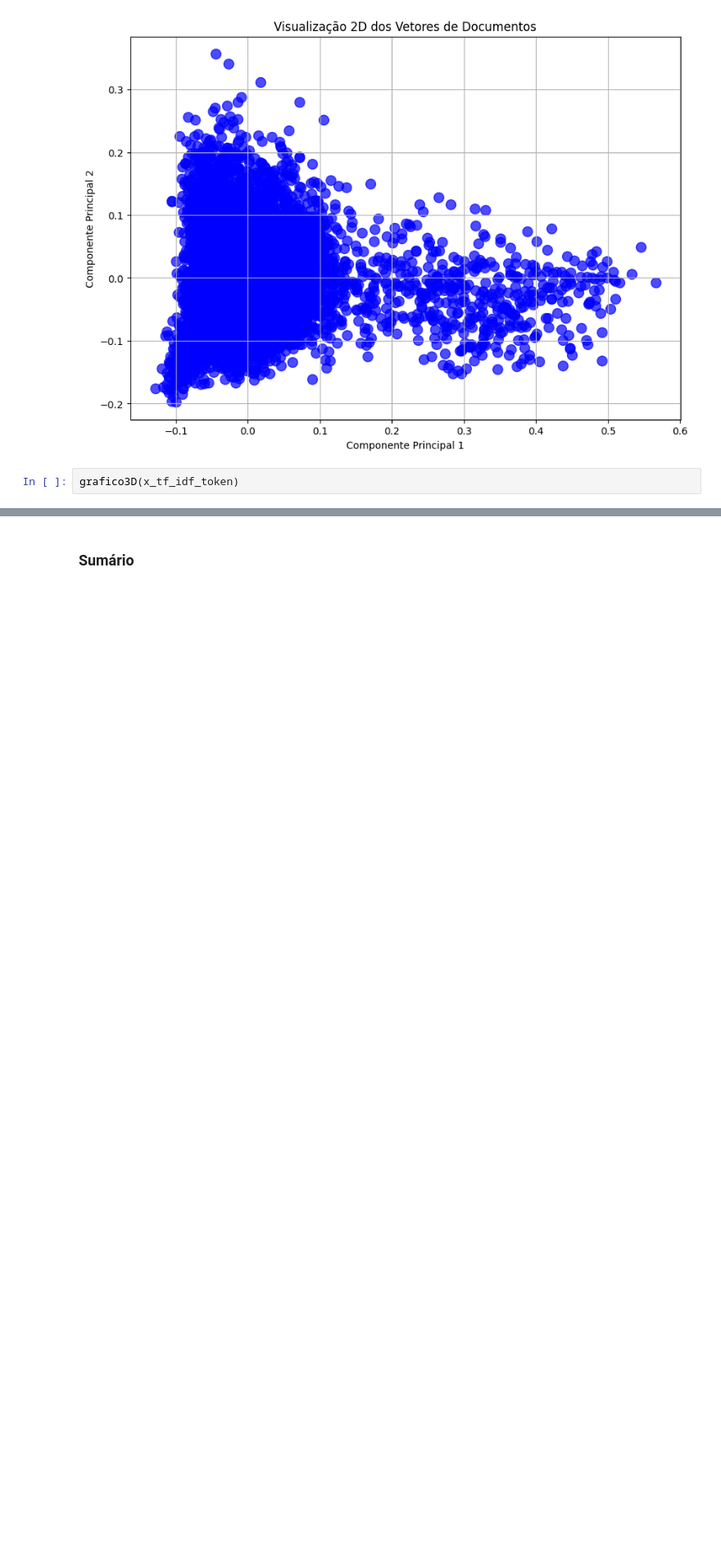
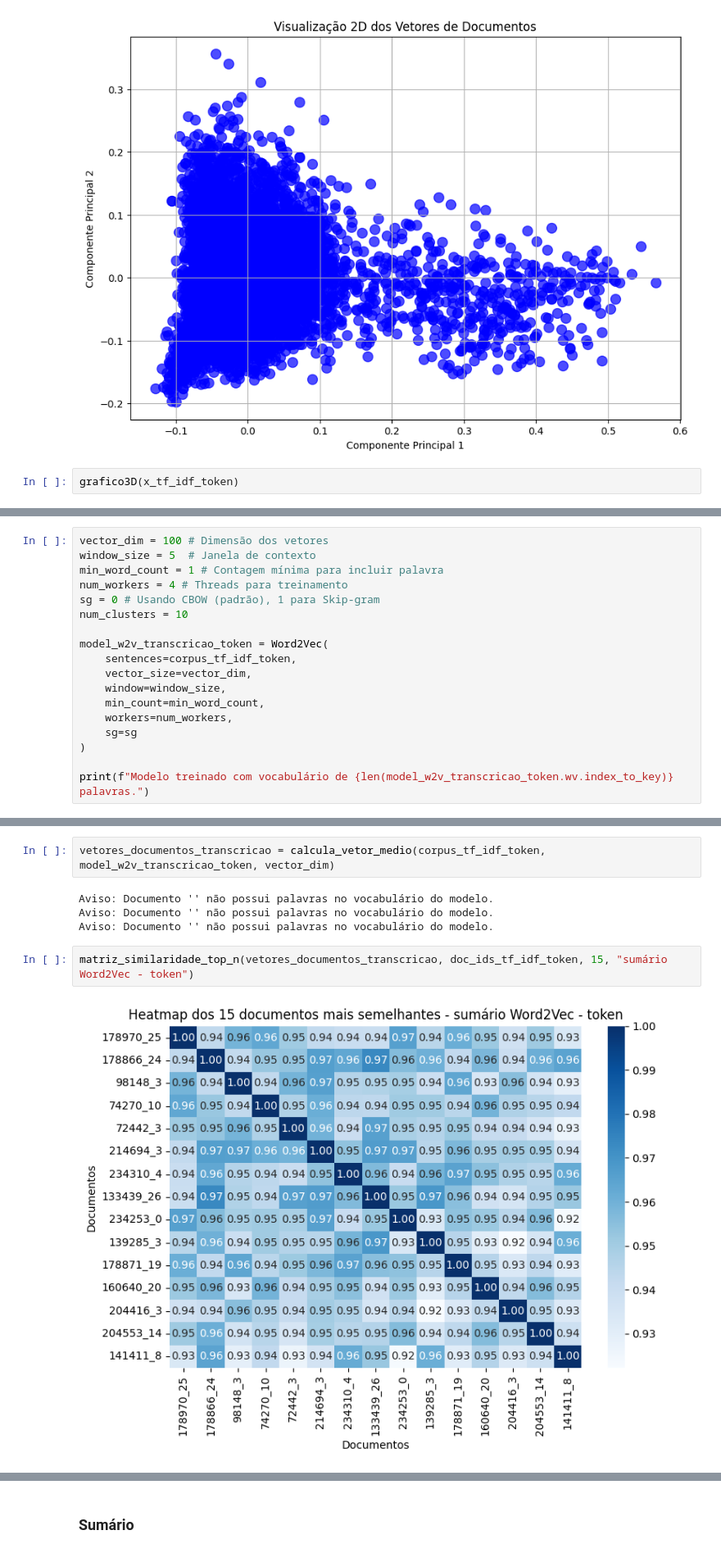
Before and after one commit to micaelol12/PLN, a Jupyter notebook: Trabalho/notebook.ipynb, the cells around one changed output, grey strips where cells are left out. Shown at 82% size. Cells and saved outputs as stored; diff of their text form; blank space fills up the shorter version.

```diff
--- a/Trabalho/notebook.ipynb
+++ b/Trabalho/notebook.ipynb
@@ -393,0 +436,18 @@ grafico3D(x_tf_idf_token)
+# %%
+vector_dim = 100 # Dimensão dos vetores
+window_size = 5  # Janela de contexto
+min_word_count = 1 # Contagem mínima para incluir palavra
+num_workers = 4 # Threads para treinamento
+sg = 0 # Usando CBOW (padrão), 1 para Skip-gram
+num_clusters = 10
+
+model_w2v_transcricao_token = Word2Vec(
+    sentences=corpus_tf_idf_token,
+    vector_size=vector_dim,
+    window=window_size,
+    min_count=min_word_count,
+    workers=num_workers,
+    sg=sg
+)
+
+print(f"Modelo treinado com vocabulário de {len(model_w2v_transcricao_token.wv.index_to_key)} palavras.")
@@ -393,0 +469,10 @@ grafico3D(x_tf_idf_token)
+# %%
+vetores_documentos_transcricao = calcula_vetor_medio(corpus_tf_idf_token, model_w2v_transcricao_token, vector_dim)
+# %% [output]
+Aviso: Documento '' não possui palavras no vocabulário do modelo.
+Aviso: Documento '' não possui palavras no vocabulário do modelo.
+Aviso: Documento '' não possui palavras no vocabulário do modelo.
+# %%
+matriz_similaridade_top_n(vetores_documentos_transcricao, doc_ids_tf_idf_token, 15, "sumário Word2Vec - token")
+# %% [output]
+[figure, added]
```
Also changed, not shown: parts of 12 cells of this notebook.
